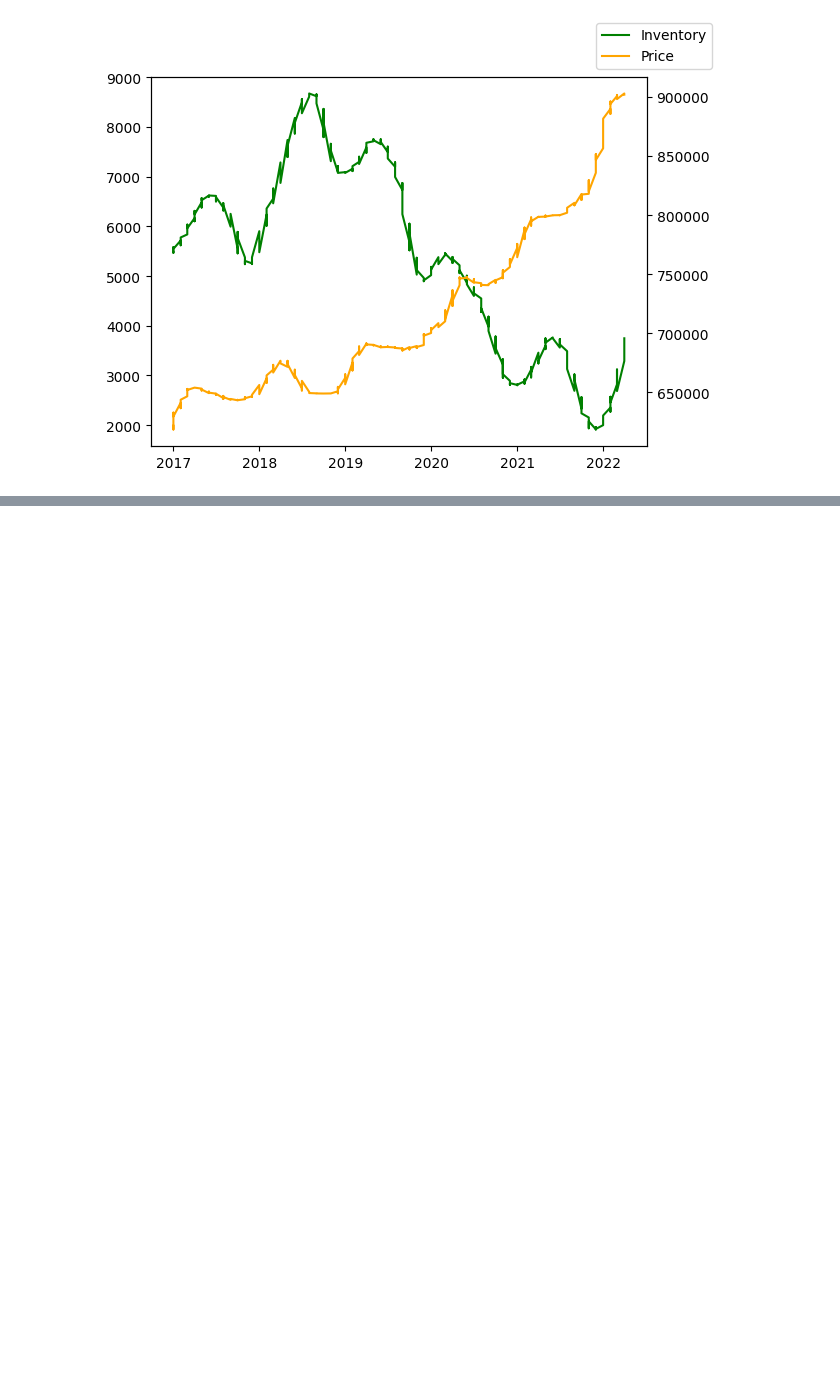
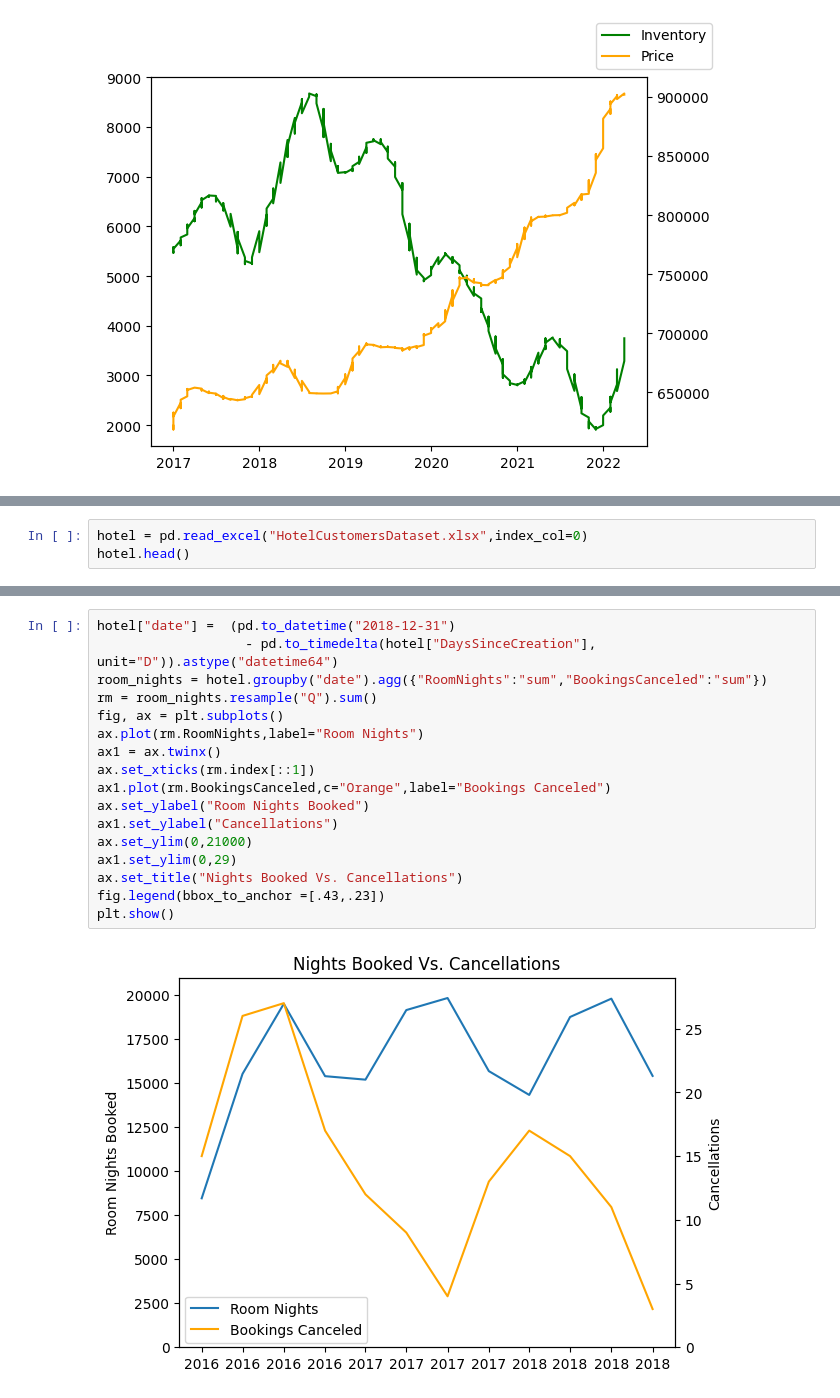
Before and after one commit to HariSudhan76/DataVisualization, a Jupyter notebook: MatplotlibBasics.ipynb, the cells around one changed output, grey strips where cells are left out. Drawn from its saved outputs; the diff is of its cells as text; blank space fills up the shorter version.

```diff
--- a/MatplotlibBasics.ipynb
+++ b/MatplotlibBasics.ipynb
@@ -71,0 +78,3 @@ plt.show()
+# %%
+hotel = pd.read_excel("HotelCustomersDataset.xlsx",index_col=0)
+hotel.head()
@@ -71,0 +90,19 @@ plt.show()
+# %%
+hotel["date"] =  (pd.to_datetime("2018-12-31")
+                   - pd.to_timedelta(hotel["DaysSinceCreation"], unit="D")).astype("datetime64")
+room_nights = hotel.groupby("date").agg({"RoomNights":"sum","BookingsCanceled":"sum"})
+rm = room_nights.resample("Q").sum()
+fig, ax = plt.subplots()
+ax.plot(rm.RoomNights,label="Room Nights")
+ax1 = ax.twinx()
+ax.set_xticks(rm.index[::1])
+ax1.plot(rm.BookingsCanceled,c="Orange",label="Bookings Canceled")
+ax.set_ylabel("Room Nights Booked")
+ax1.set_ylabel("Cancellations")
+ax.set_ylim(0,21000)
+ax1.set_ylim(0,29)
+ax.set_title("Nights Booked Vs. Cancellations")
+fig.legend(bbox_to_anchor =[.43,.23])
+plt.show()
+# %% [output]
+[figure, added]
```
Also changed, not shown: parts of 5 cells of this notebook.
